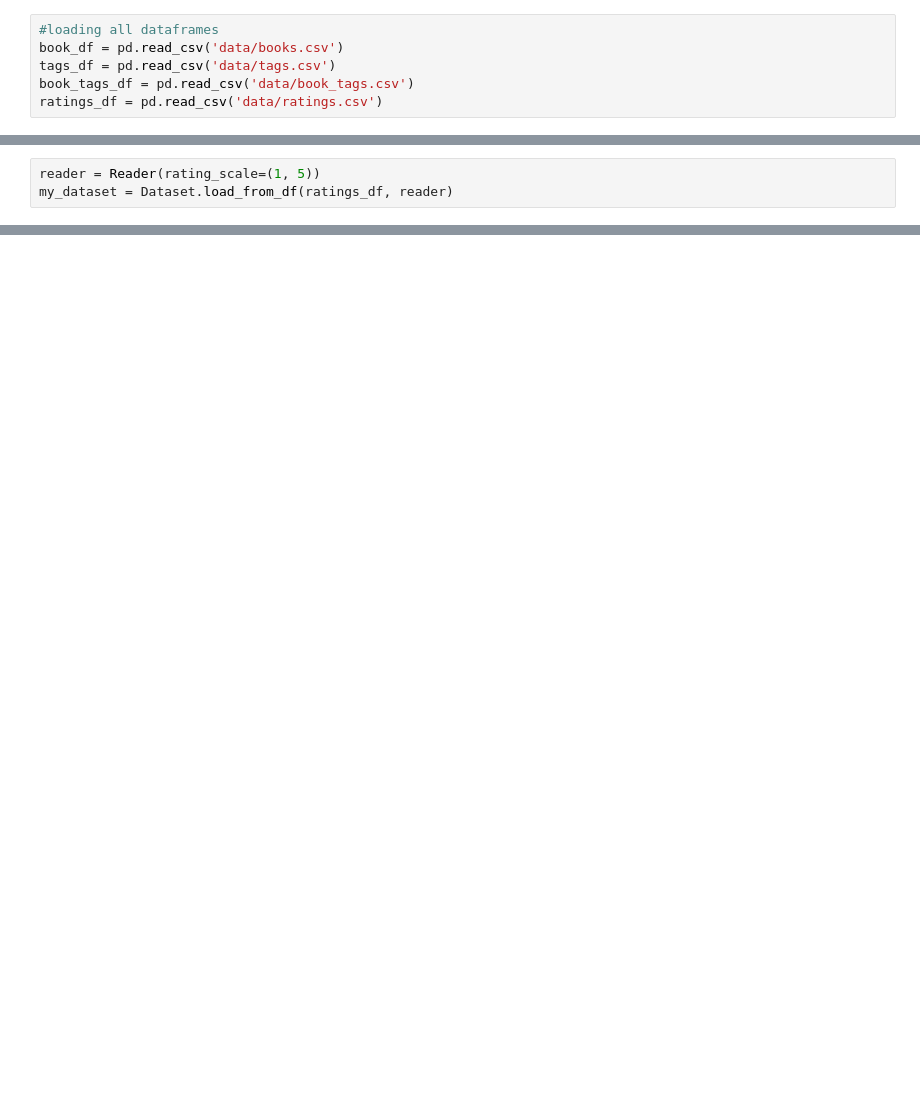
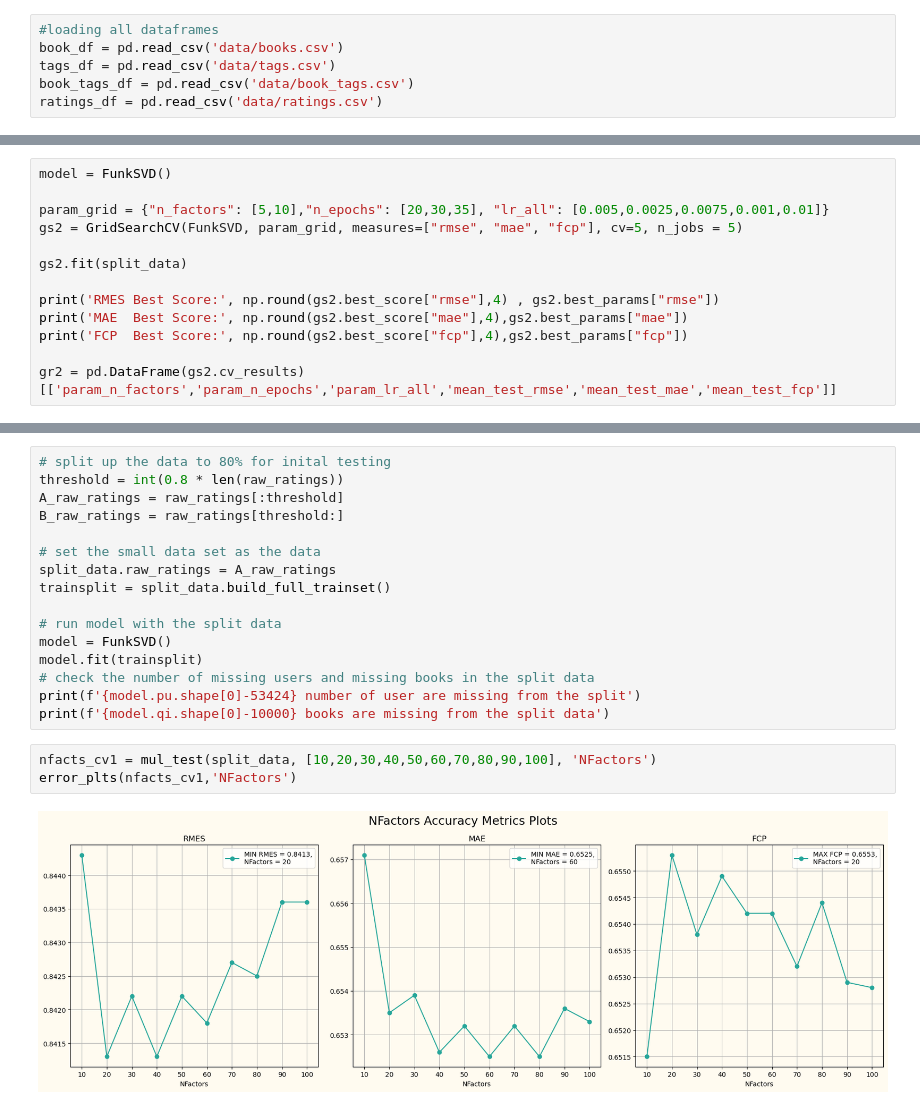
Before and after one commit to CamelSal/BookRecommender, a Jupyter notebook: SVD_Modeling.ipynb, the cells around one changed output, grey strips where cells are left out. Drawn from its saved outputs; the diff is of its cells as text; blank space fills up the shorter version.

```diff
--- a/SVD_Modeling.ipynb
+++ b/SVD_Modeling.ipynb
@@ -37,3 +31,0 @@ from surprise import accuracy
-# %%
-reader = Reader(rating_scale=(1, 5))
-my_dataset = Dataset.load_from_df(ratings_df, reader)
@@ -448,0 +197,13 @@ llrate_df = pd.read_csv('llrate_backup.csv', index_col= 0 )
+# %%
+model = FunkSVD()
+
+param_grid = {"n_factors": [5,10],"n_epochs": [20,30,35], "lr_all": [0.005,0.0025,0.0075,0.001,0.01]}
+gs2 = GridSearchCV(FunkSVD, param_grid, measures=["rmse", "mae", "fcp"], cv=5, n_jobs = 5)
+
+gs2.fit(split_data)
+
+print('RMES Best Score:', np.round(gs2.best_score["rmse"],4) , gs2.best_params["rmse"])
+print('MAE  Best Score:', np.round(gs2.best_score["mae"],4),gs2.best_params["mae"])
+print('FCP  Best Score:', np.round(gs2.best_score["fcp"],4),gs2.best_params["fcp"])
+
+gr2 = pd.DataFrame(gs2.cv_results)[['param_n_factors','param_n_epochs','param_lr_all','mean_test_rmse','mean_test_mae','mean_test_fcp']]
@@ -448,0 +221,21 @@ llrate_df = pd.read_csv('llrate_backup.csv', index_col= 0 )
+# %%
+# split up the data to 80% for inital testing
+threshold = int(0.8 * len(raw_ratings))
+A_raw_ratings = raw_ratings[:threshold]
+B_raw_ratings = raw_ratings[threshold:]
+
+# set the small data set as the data
+split_data.raw_ratings = A_raw_ratings
+trainsplit = split_data.build_full_trainset()
+
+# run model with the split data
+model = FunkSVD()
+model.fit(trainsplit)
+# check the number of missing users and missing books in the split data
+print(f'{model.pu.shape[0]-53424} number of user are missing from the split')
+print(f'{model.qi.shape[0]-10000} books are missing from the split data')
+# %%
+nfacts_cv1 = mul_test(split_data, [10,20,30,40,50,60,70,80,90,100], 'NFactors')
+error_plts(nfacts_cv1,'NFactors')
+# %% [output]
+[figure, added]
```
Also changed, not shown: parts of 60 cells of this notebook.
